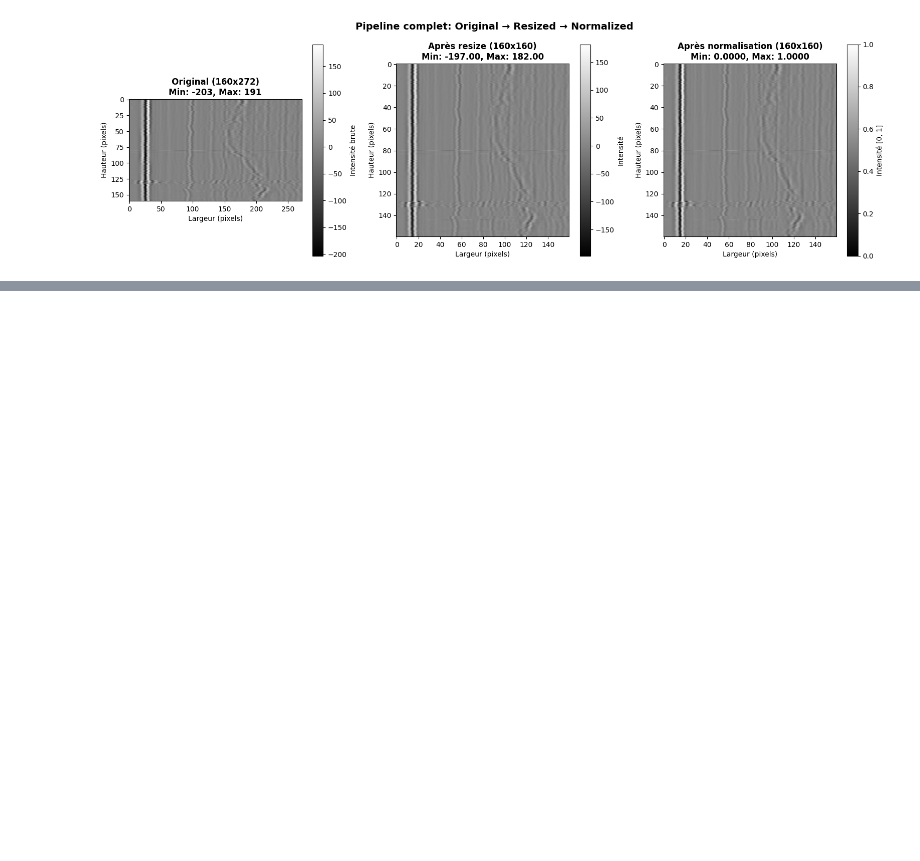
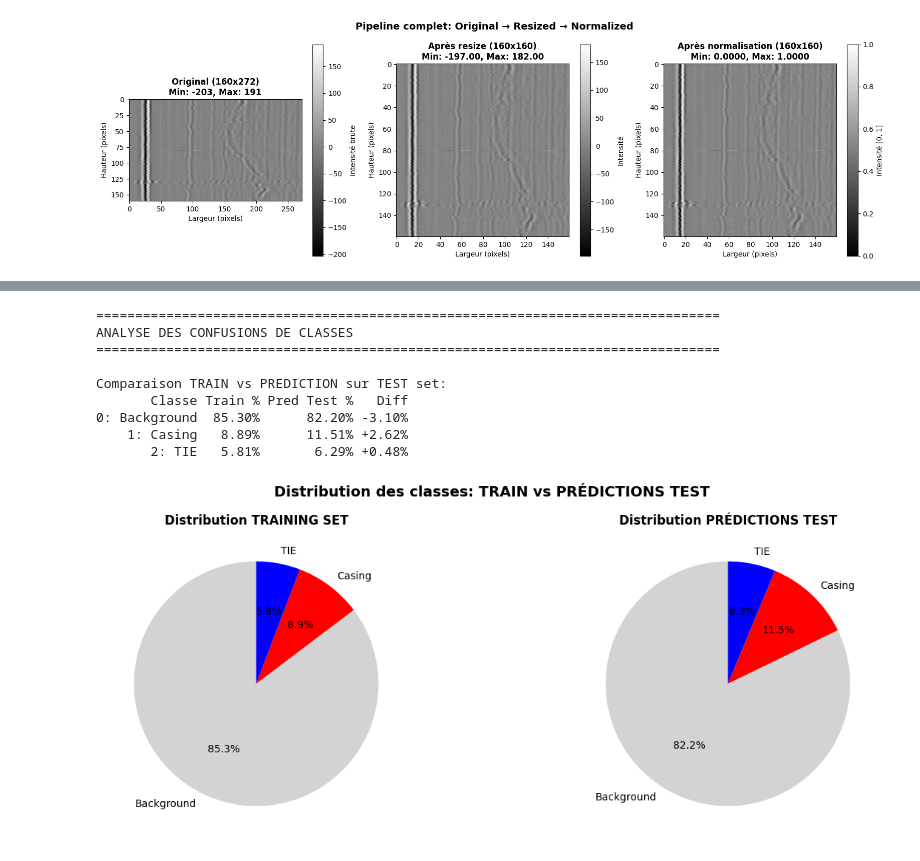
Before and after one commit to victorcamps70/deep-datachallenge, a Jupyter notebook: presentation.ipynb, the cells around one changed output, grey strips where cells are left out. Drawn from its saved outputs; the diff is of its cells as text; code cells hidden in the pictures; blank space fills up the shorter version.

```diff
--- a/presentation.ipynb
+++ b/presentation.ipynb
@@ -714,0 +680,80 @@ De plus, ce modèle brille lorsqu'on utilise des petites images, où on cherche
+# %%
+# Analyser les matrices de confusion pour identifier les confusions de classes
+print("\n" + "=" * 80)
+print("ANALYSE DES CONFUSIONS DE CLASSES")
+print("=" * 80)
+
+# Créer un ensemble de confusion global sur tous les patches
+global_y_true = []
+global_y_pred = []
+
+# Charger les labels d'entraînement pour avoir une baseline
+y_train_file = data_dir / 'y_train_labels' / 'Y_train_T9NrBYo.csv'
+y_train_all = pd.read_csv(y_train_file, index_col=0)
+
+# Extraire les statistiques de classe du training set
+train_class_distribution = {0: 0, 1: 0, 2: 0}
+for patch_name in y_train_all.index:
+    label_values = np.array([v for v in y_train_all.loc[patch_name] if v != -1])
+    for class_id in [0, 1, 2]:
+        train_class_distribution[class_id] += np.sum(label_values == class_id)
+
+total_train_pixels = sum(train_class_distribution.values())
+train_class_pct = {class_id: (train_class_distribution[class_id] / total_train_pixels * 100)
+                   for class_id in [0, 1, 2]}
+
+test_class_distribution = {0: 0, 1: 0, 2: 0}
+for class_id in [0, 1, 2]:
+    test_class_distribution[class_id] = class_stats[class_id]['Total Pixels']
+
+total_test_pixels = sum(test_class_distribution.values())
+test_class_pct = {class_id: (test_class_distribution[class_id] / total_test_pixels * 100)
+                  for class_id in [0, 1, 2]}
+
+print("\nComparaison TRAIN vs PREDICTION sur TEST set:")
+comparison_data = []
+for class_id in [0, 1, 2]:
+    comparison_data.append({
+        'Classe': f'{class_id}: {class_names_analysis[class_id]}',
+        'Train %': f'{train_class_pct[class_id]:.2f}%',
+        'Pred Test %': f'{test_class_pct[class_id]:.2f}%',
+        'Diff': f'{(test_class_pct[class_id] - train_class_pct[class_id]):+.2f}%'
+    })
+
+comparison_df = pd.DataFrame(comparison_data)
+print(comparison_df.to_string(index=False))
+
+# Visualiser cette comparaison
+fig, axes = plt.subplots(1, 2, figsize=(14, 5))
+fig.suptitle('Distribution des classes: TRAIN vs PRÉDICTIONS TEST', fontsize=14, fontweight='bold')
+
+# TRAIN
+train_pcts = [train_class_pct[i] for i in [0, 1, 2]]
+axes[0].pie(train_pcts, labels=['Background', 'Casing', 'TIE'], colors=colors_dist,
+            autopct='%1.1f%%', startangle=90)
+axes[0].set_title('Distribution TRAINING SET', fontweight='bold')
+
+# PREDICTION TEST
+test_pcts = [test_class_pct[i] for i in [0, 1, 2]]
+axes[1].pie(test_pcts, labels=['Background', 'Casing', 'TIE'], colors=colors_dist,
+            autopct='%1.1f%%', startangle=90)
+axes[1].set_title('Distribution PRÉDICTIONS TEST', fontweight='bold')
+
+plt.tight_layout()
+plt.show()
+
+print("\n⚠️ Interprétation:")
+print("  - Si les pourcentages diffèrent beaucoup, le modèle sur/sous-estime certaines classes")
+print("  - Une sous-estimation du TIE (classe 2) suggère qu'il est difficile à détecter")
+print("  - Une sur-estimation du Background (classe 0) suggère une prudence excessive")
+# %% [output]
+================================================================================
+ANALYSE DES CONFUSIONS DE CLASSES
+================================================================================
+
+Comparaison TRAIN vs PREDICTION sur TEST set:
+       Classe Train % Pred Test %   Diff
+0: Background  85.30%      82.20% -3.10%
+    1: Casing   8.89%      11.51% +2.62%
+       2: TIE   5.81%       6.29% +0.48%
+[figure, added]
```
Also changed, not shown: parts of 35 cells of this notebook, 3 other files.
